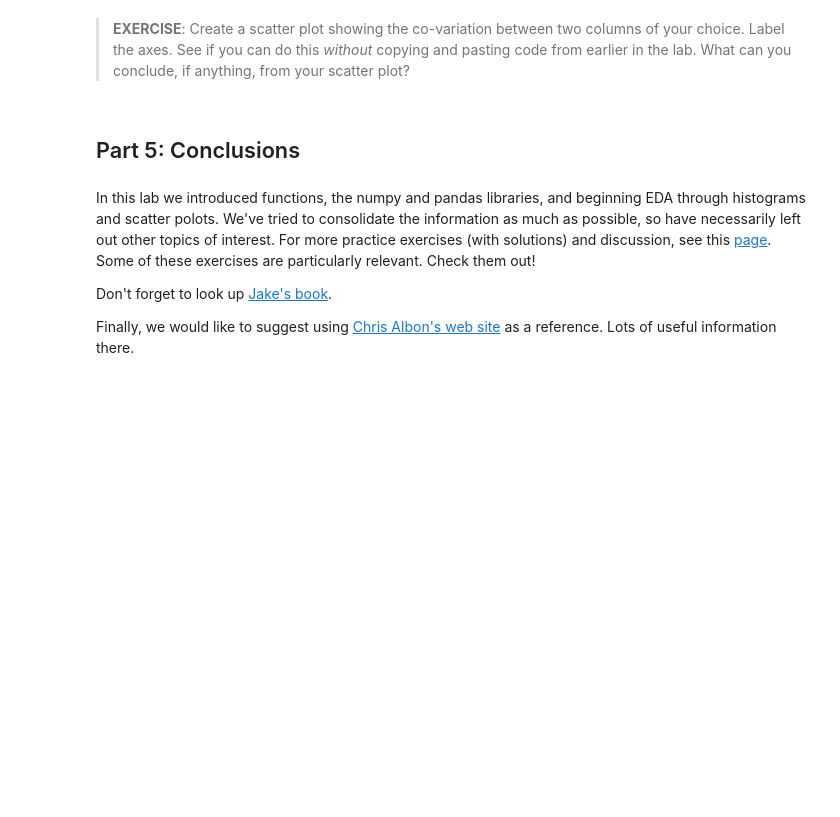
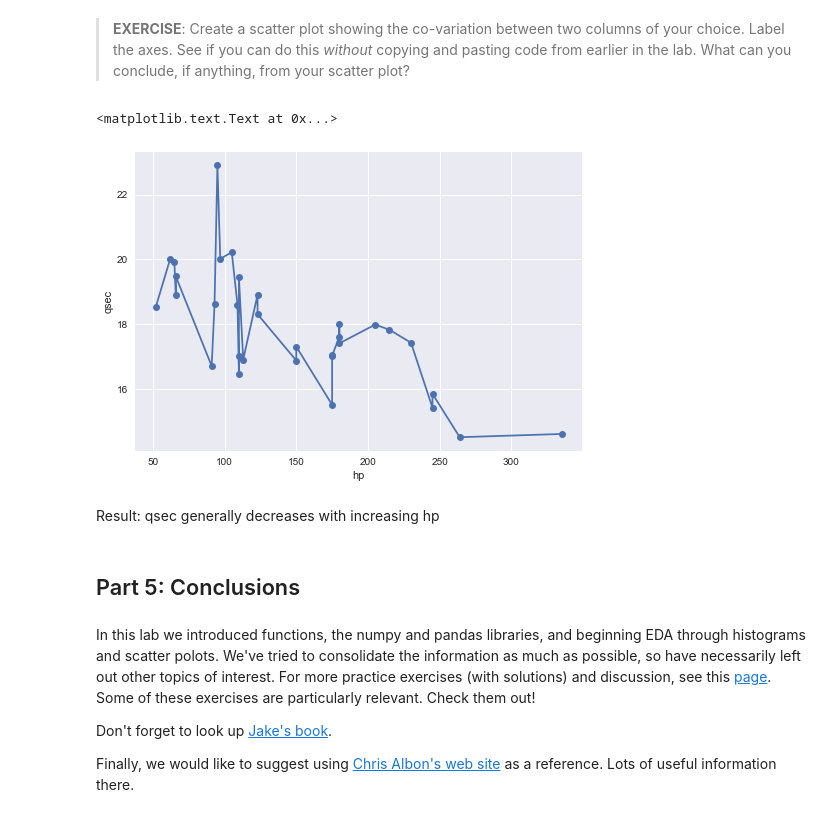
Before and after one commit to mraje16/a-2017, a Jupyter notebook: Labs/Lab1_numstack/Lab1-numstack.ipynb, the cells around one changed output. Saved outputs shown, nothing was run; the diff lists cells and outputs as text; code cells hidden in the pictures; blank space fills up the shorter version.

```diff
--- a/Labs/Lab1_numstack/Lab1-numstack.ipynb
+++ b/Labs/Lab1_numstack/Lab1-numstack.ipynb
@@ -770,3 +1100,16 @@ Below is a summary of the most commonly used `matplotlib` plotting routines.
+# %%
+# your code here
+temp_df = dfcars[["hp", "qsec"]]
+temp_df = temp_df.sort_values('hp')
+#print(temp_df.head())
+plt.plot(temp_df.hp, temp_df.qsec, 'o-')
+plt.xlabel("hp")
+plt.ylabel("qsec")
+# %% [output]
+<matplotlib.text.Text at 0x...>
+[figure, added]
+# %% [markdown]
+Result: qsec generally decreases with increasing hp
 # %% [markdown]
 ## Part 5: Conclusions
 # %% [markdown]
```
Also changed, not shown: parts of 59 cells of this notebook, 3 other files.
